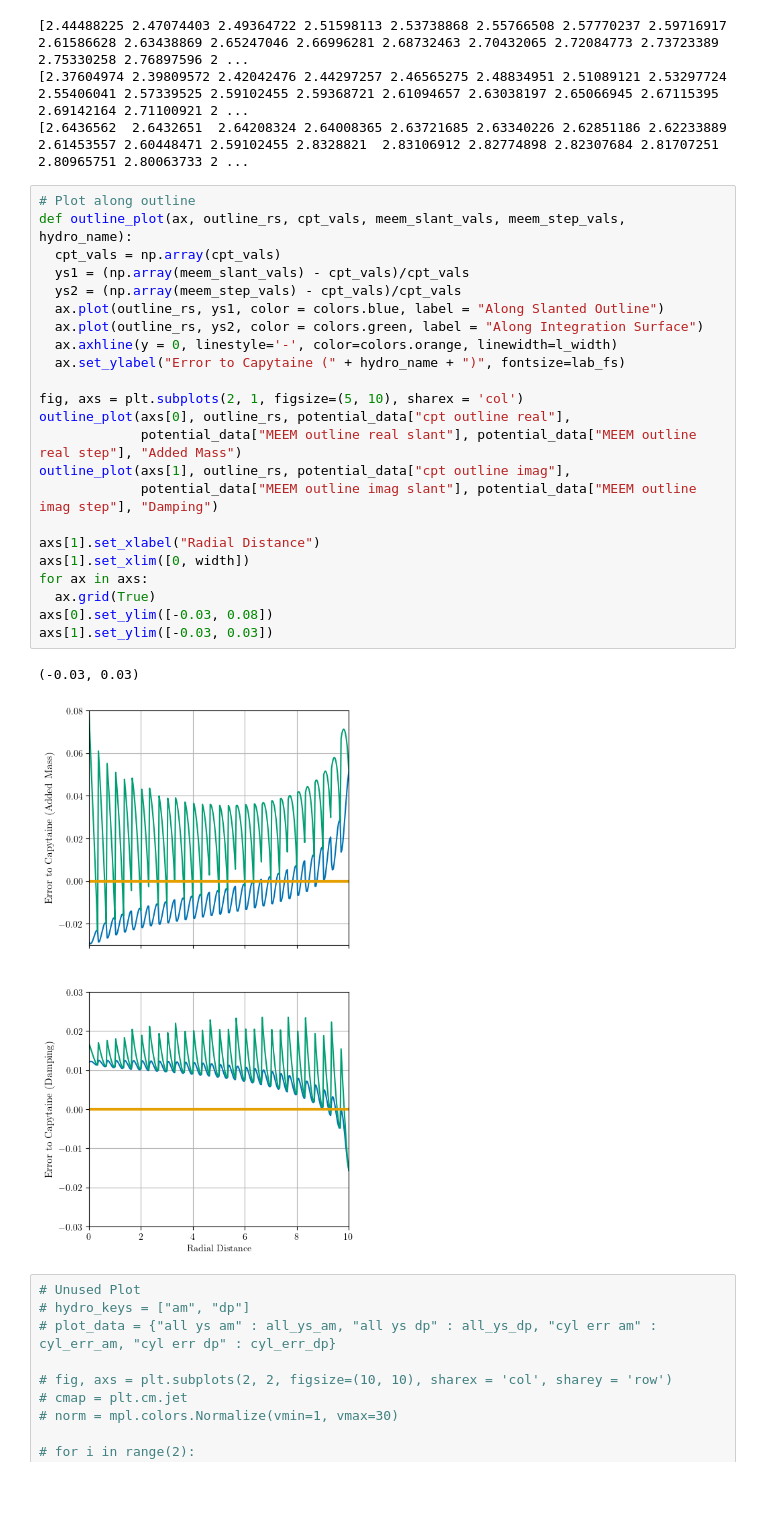
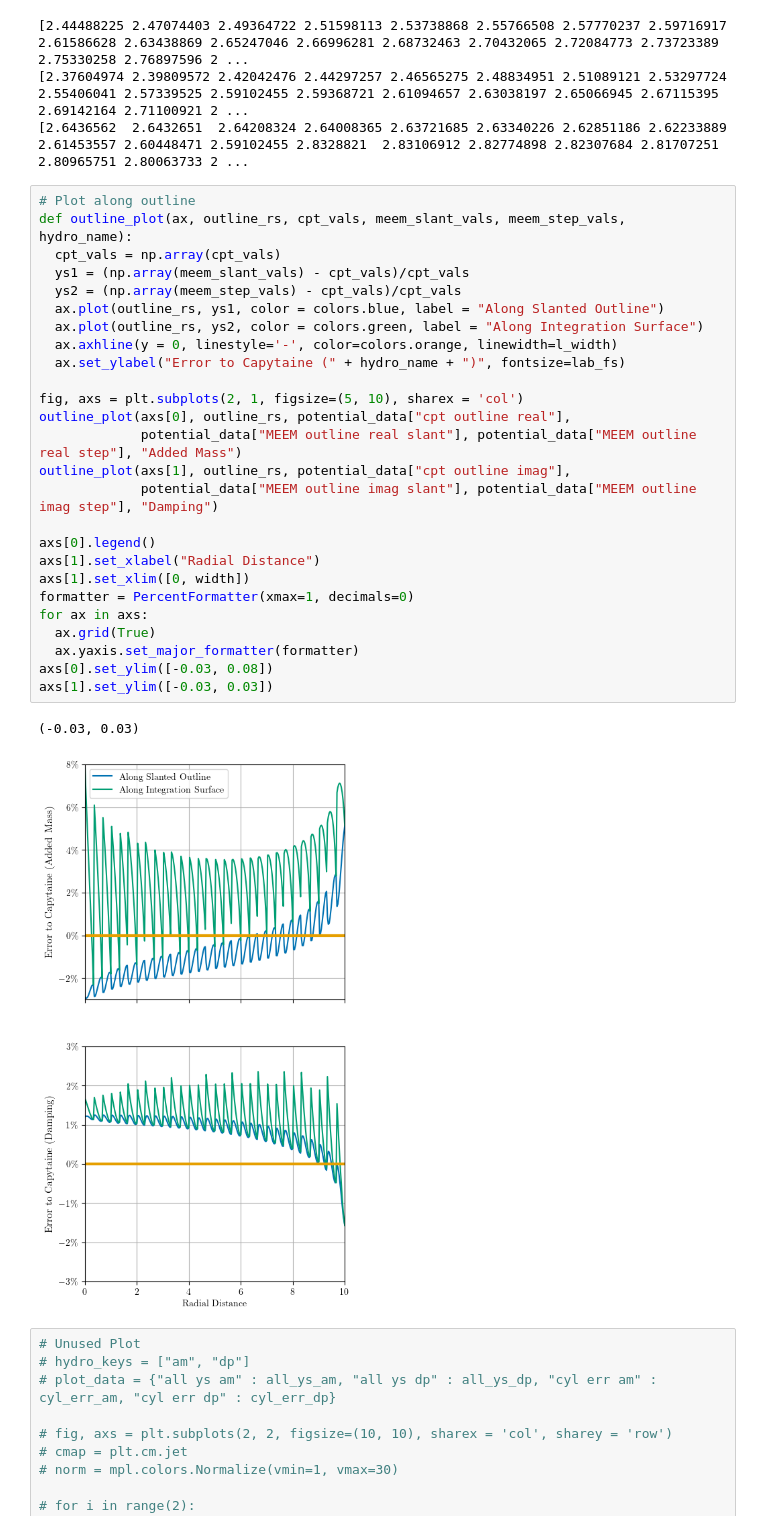
Before and after one commit to symbiotic-engineering/OpenFLASH, a Jupyter notebook: analysis/slant_data_plots.ipynb, the cells around one changed output. Cells and saved outputs as stored; diff of their text form; blank space fills up the shorter version.

Commit message:
Minor slant figure changes

```diff
--- a/analysis/slant_data_plots.ipynb
+++ b/analysis/slant_data_plots.ipynb
@@ -559,29 +556,32 @@ print(potential_data["MEEM outline real step"])
 # %%
 # Plot along outline
 def outline_plot(ax, outline_rs, cpt_vals, meem_slant_vals, meem_step_vals, hydro_name):
   cpt_vals = np.array(cpt_vals)
   ys1 = (np.array(meem_slant_vals) - cpt_vals)/cpt_vals
   ys2 = (np.array(meem_step_vals) - cpt_vals)/cpt_vals
   ax.plot(outline_rs, ys1, color = colors.blue, label = "Along Slanted Outline")
   ax.plot(outline_rs, ys2, color = colors.green, label = "Along Integration Surface")
   ax.axhline(y = 0, linestyle='-', color=colors.orange, linewidth=l_width)
   ax.set_ylabel("Error to Capytaine (" + hydro_name + ")", fontsize=lab_fs)
 
 fig, axs = plt.subplots(2, 1, figsize=(5, 10), sharex = 'col')
 outline_plot(axs[0], outline_rs, potential_data["cpt outline real"],
              potential_data["MEEM outline real slant"], potential_data["MEEM outline real step"], "Added Mass")
 outline_plot(axs[1], outline_rs, potential_data["cpt outline imag"],
              potential_data["MEEM outline imag slant"], potential_data["MEEM outline imag step"], "Damping")
 
+axs[0].legend()
 axs[1].set_xlabel("Radial Distance")
 axs[1].set_xlim([0, width])
+formatter = PercentFormatter(xmax=1, decimals=0)
 for ax in axs:
   ax.grid(True)
+  ax.yaxis.set_major_formatter(formatter)
 axs[0].set_ylim([-0.03, 0.08])
 axs[1].set_ylim([-0.03, 0.03])
 # %% [output]
 (-0.03, 0.03)
-[figure, old version]
+[figure, new version]
 # %%
 # Unused Plot
 # hydro_keys = ["am", "dp"]
```
Also changed, not shown: parts of 2 cells of this notebook.
